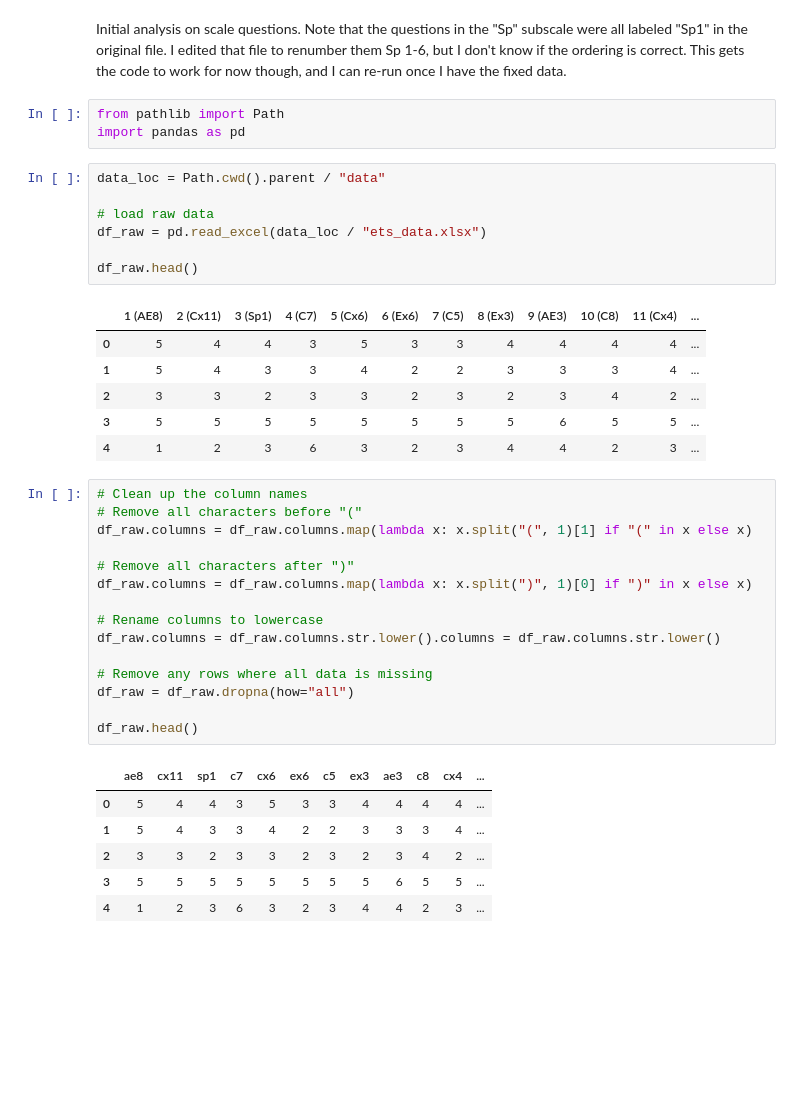
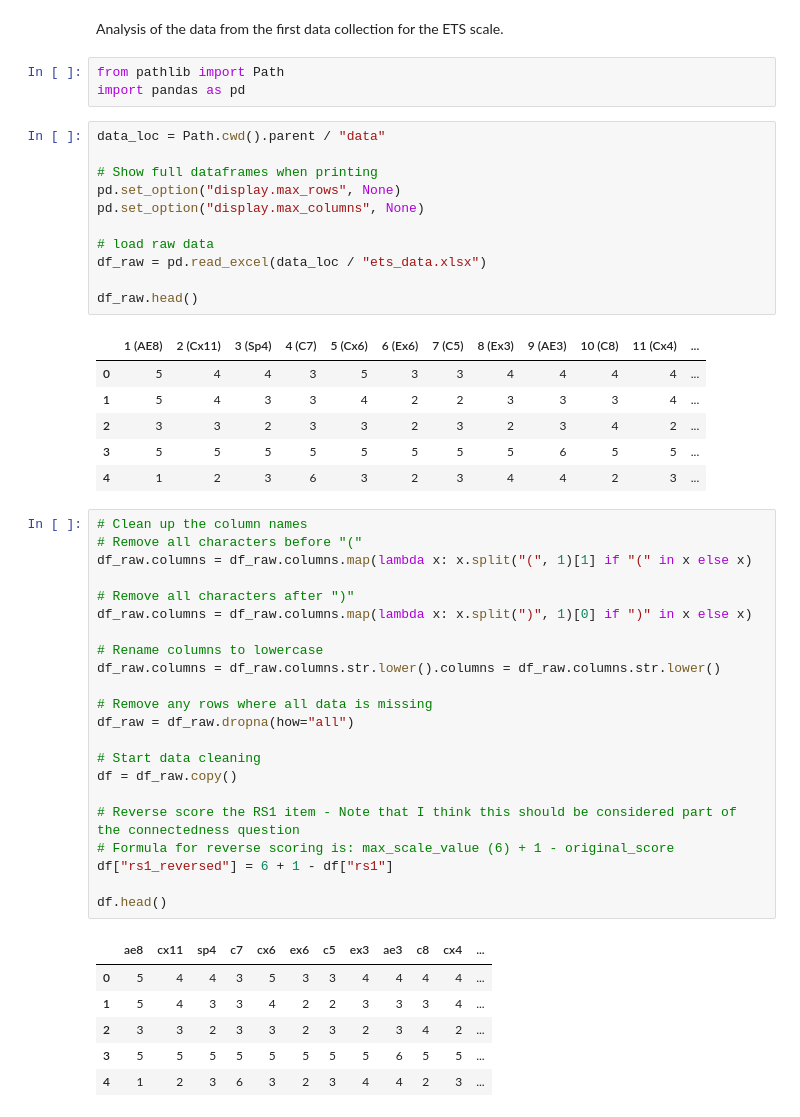
Before and after one commit to ReneeErnst/scaledev, a Jupyter notebook: notebooks/scale_dev.ipynb, the cells around one changed output. Saved outputs shown, nothing was run; the diff lists cells and outputs as text; blank space fills up the shorter version.

```diff
--- a/notebooks/scale_dev.ipynb
+++ b/notebooks/scale_dev.ipynb
@@ -1,17 +1,21 @@
-# %% [markdown]
-Initial analysis on scale questions. Note that the questions in the "Sp" subscale were all labeled "Sp1" in the original file. I edited that file to renumber them Sp 1-6, but I don't know if the ordering is correct. This gets the code to work for now though, and I can re-run once I have the fixed data.
+# %% [markdown]
+Analysis of the data from the first data collection for the ETS scale.
 # %%
 from pathlib import Path
 import pandas as pd
 # %%
 data_loc = Path.cwd().parent / "data"
+
+# Show full dataframes when printing
+pd.set_option("display.max_rows", None)
+pd.set_option("display.max_columns", None)
 
 # load raw data
 df_raw = pd.read_excel(data_loc / "ets_data.xlsx")
 
 df_raw.head()
 # %% [output]
-|  | 1 (AE8) | 2 (Cx11) | 3 (Sp1) | 4 (C7) | 5 (Cx6) | 6 (Ex6) | 7 (C5) | 8 (Ex3) | 9 (AE3) | 10 (C8) | 11 (Cx4) | ... |
+|  | 1 (AE8) | 2 (Cx11) | 3 (Sp4) | 4 (C7) | 5 (Cx6) | 6 (Ex6) | 7 (C5) | 8 (Ex3) | 9 (AE3) | 10 (C8) | 11 (Cx4) | ... |
 | 0 | 5 | 4 | 4 | 3 | 5 | 3 | 3 | 4 | 4 | 4 | 4 | ... |
 | 1 | 5 | 4 | 3 | 3 | 4 | 2 | 2 | 3 | 3 | 3 | 4 | ... |
 | 2 | 3 | 3 | 2 | 3 | 3 | 2 | 3 | 2 | 3 | 4 | 2 | ... |
@@ -20,20 +24,27 @@ df_raw.head()
 # %%
 # Clean up the column names
 # Remove all characters before "("
 df_raw.columns = df_raw.columns.map(lambda x: x.split("(", 1)[1] if "(" in x else x)
 
 # Remove all characters after ")"
 df_raw.columns = df_raw.columns.map(lambda x: x.split(")", 1)[0] if ")" in x else x)
 
 # Rename columns to lowercase
 df_raw.columns = df_raw.columns.str.lower().columns = df_raw.columns.str.lower()
 
 # Remove any rows where all data is missing
 df_raw = df_raw.dropna(how="all")
 
-df_raw.head()
+# Start data cleaning
+df = df_raw.copy()
+
+# Reverse score the RS1 item - Note that I think this should be considered part of the connectedness question
+# Formula for reverse scoring is: max_scale_value (6) + 1 - original_score
+df["rs1_reversed"] = 6 + 1 - df["rs1"]
+
+df.head()
 # %% [output]
-|  | ae8 | cx11 | sp1 | c7 | cx6 | ex6 | c5 | ex3 | ae3 | c8 | cx4 | ... |
+|  | ae8 | cx11 | sp4 | c7 | cx6 | ex6 | c5 | ex3 | ae3 | c8 | cx4 | ... |
 | 0 | 5 | 4 | 4 | 3 | 5 | 3 | 3 | 4 | 4 | 4 | 4 | ... |
 | 1 | 5 | 4 | 3 | 3 | 4 | 2 | 2 | 3 | 3 | 3 | 4 | ... |
 | 2 | 3 | 3 | 2 | 3 | 3 | 2 | 3 | 2 | 3 | 4 | 2 | ... |
```
Also changed, not shown: parts of 8 cells of this notebook.
